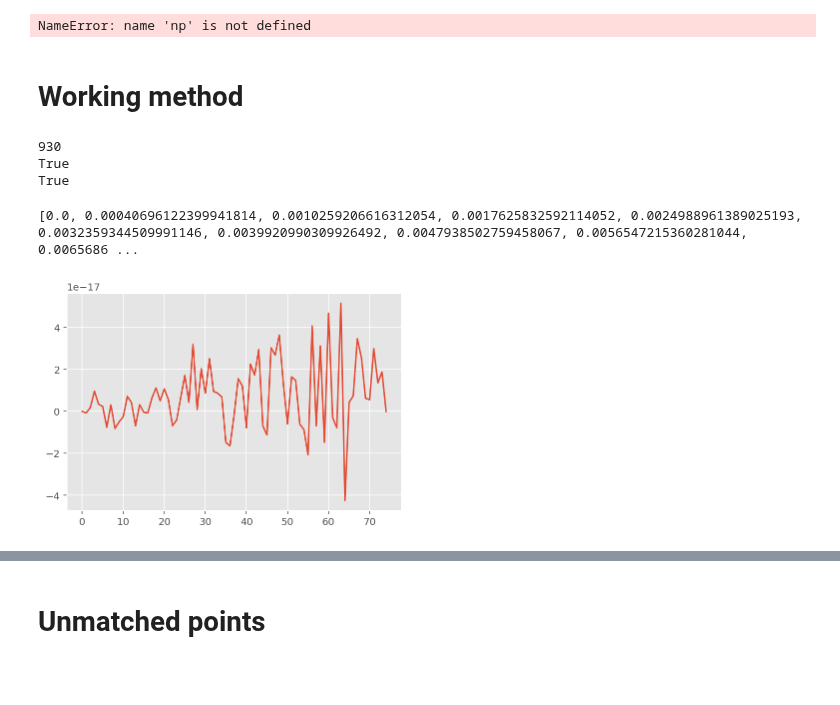
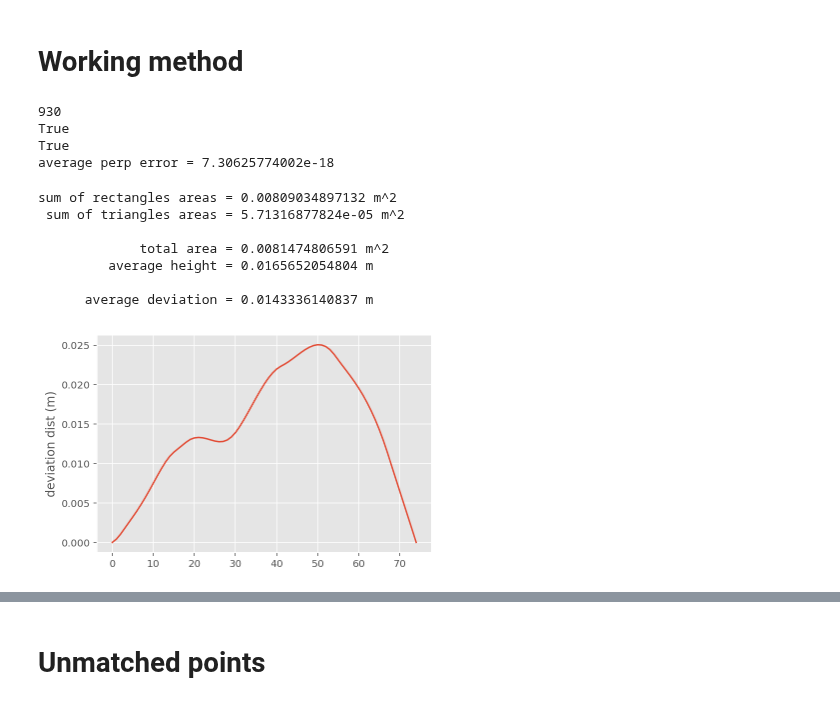
Before and after one commit to Roman-Belenya/perception_and_action, a Jupyter notebook: deviations.ipynb, the cells around one changed output, grey strips where cells are left out. Saved outputs shown, nothing was run; the diff lists cells and outputs as text; code cells hidden in the pictures; blank space fills up the shorter version.

Commit message:
added area function

```diff
--- a/deviations.ipynb
+++ b/deviations.ipynb
@@ -28,16 +28,6 @@ def get_3d_line(vec_x, vec_y, vec_z):
     zs = np.array(z0 + t*c)
 
     return (xs, ys, zs)
-# %%
-q1=np.array([1,2,3]); q2=np.array([3,3,3])
-d = q1-q2
-dsq = (q1-q2)**2
-dsqsum = np.sum((q1-q2)**2)
-ans = np.sqrt(dsqsum)
-print ans
-print np.sqrt(np.sum((q1-q2)**2))
-# %% [output]
-NameError: name 'np' is not defined
 # %% [markdown]
 # Working method
 # %%
@@ -65,24 +55,49 @@ first = [x[0], y[0], z[0]]
 last = [x[-1], y[-1], z[-1]]
 
 for i in range(len(x)):
-    (px, py, pz), dist, err = get_intercept(first, last, [ x[i], y[i], z[i] ])
+    (px, py, pz), dist, linelength, err = get_intercept(first, last, [ x[i], y[i], z[i] ])
     xs = np.append(xs, px)
     ys = np.append(ys, py)
     zs = np.append(zs, pz)
     error.append(err)
     distance.append(dist)
+
+print 'average perp error = {}'.format(np.mean(error))
 # %% [output]
 930
 True
 True
+average perp error = 7.30625774002e-18
-# %%
-print distance, len(distance), sum(distance)
-# %% [output]
-[0.0, 0.00040696122399941814, 0.0010259206616312054, 0.0017625832592114052, 0.0024988961389025193, 0.0032359344509991146, 0.0039920990309926492, 0.0047938502759458067, 0.0056547215360281044, 0.0065686 ...
+# %%
+d_straightline = np.sqrt( sum(np.diff([xs, ys, zs])**2) )
+rectangles = d_straightline * distance[1:]
+
+d_distance = np.diff(distance)
+triangles = 0.5 * d_straightline * d_distance
+
+area = sum(rectangles + triangles)
+avgheight = area / linelength
+
+
+print 'sum of rectangles areas = {} m^2'.format(sum(rectangles))
+print ' sum of triangles areas = {} m^2\n'.format(sum(triangles))
+print '             total area = {} m^2'.format(area)
+print '         average height = {} m\n'.format(avgheight)
+print '      average deviation = {} m'.format(np.mean(distance))
+# %% [output]
+sum of rectangles areas = 0.00809034897132 m^2
+ sum of triangles areas = 5.71316877824e-05 m^2
+
+             total area = 0.0081474806591 m^2
+         average height = 0.0165652054804 m
+
+      average deviation = 0.0143336140837 m
 # %%
-plt.plot(error); plt.show()
+plt.plot(distance)
+plt.ylabel('deviation dist (m)')
+plt.show()
 # %% [output]
-[figure, old version]
+[figure, new version]
 # %%
 %matplotlib qt
 
```
Also changed, not shown: parts of 6 cells of this notebook, 2 other files.
